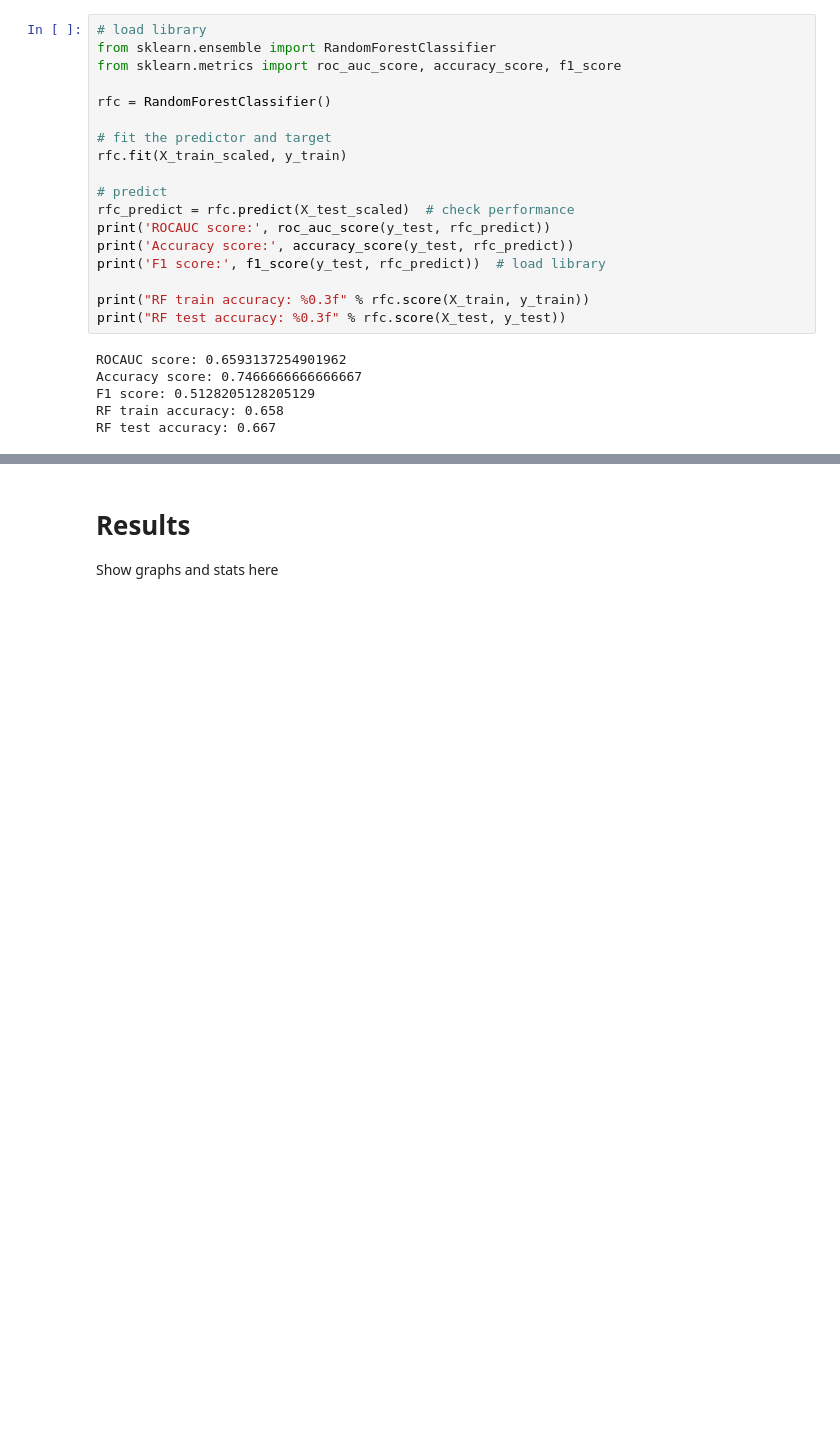
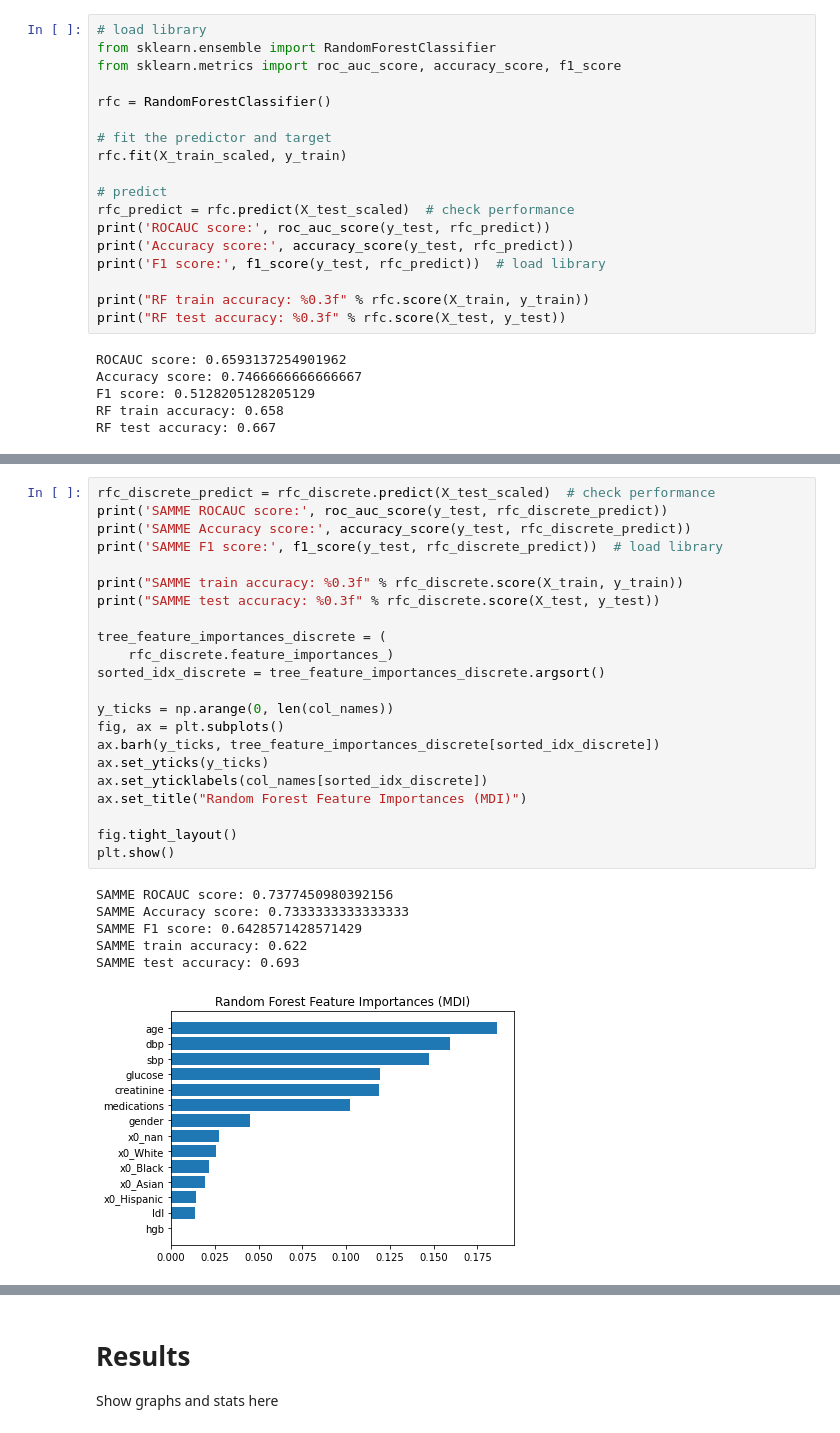
Before and after one commit to choikwun/ckd_assignment, a Jupyter notebook: ckd.ipynb, the cells around one changed output, grey strips where cells are left out. Saved outputs shown, nothing was run; the diff lists cells and outputs as text; blank space fills up the shorter version.

Commit message:
clean up adaba boost random forest code

```diff
--- a/ckd.ipynb
+++ b/ckd.ipynb
@@ -591,0 +559,29 @@ SAMME.R test accuracy: 0.720
+# %%
+rfc_discrete_predict = rfc_discrete.predict(X_test_scaled)  # check performance
+print('SAMME ROCAUC score:', roc_auc_score(y_test, rfc_discrete_predict))
+print('SAMME Accuracy score:', accuracy_score(y_test, rfc_discrete_predict))
+print('SAMME F1 score:', f1_score(y_test, rfc_discrete_predict))  # load library
+
+print("SAMME train accuracy: %0.3f" % rfc_discrete.score(X_train, y_train))
+print("SAMME test accuracy: %0.3f" % rfc_discrete.score(X_test, y_test))
+
+tree_feature_importances_discrete = (
+    rfc_discrete.feature_importances_)
+sorted_idx_discrete = tree_feature_importances_discrete.argsort()
+
+y_ticks = np.arange(0, len(col_names))
+fig, ax = plt.subplots()
+ax.barh(y_ticks, tree_feature_importances_discrete[sorted_idx_discrete])
+ax.set_yticks(y_ticks)
+ax.set_yticklabels(col_names[sorted_idx_discrete])
+ax.set_title("Random Forest Feature Importances (MDI)")
+
+fig.tight_layout()
+plt.show()
+# %% [output]
+SAMME ROCAUC score: 0.7377450980392156
+SAMME Accuracy score: 0.7333333333333333
+SAMME F1 score: 0.6428571428571429
+SAMME train accuracy: 0.622
+SAMME test accuracy: 0.693
+[figure, added]
```
Also changed, not shown: parts of 20 cells of this notebook.
